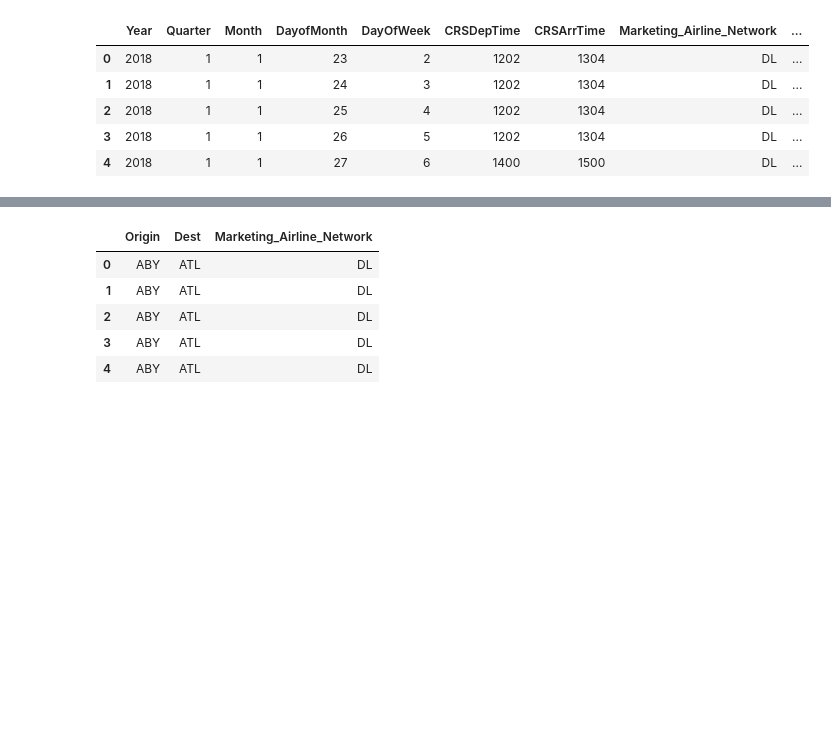
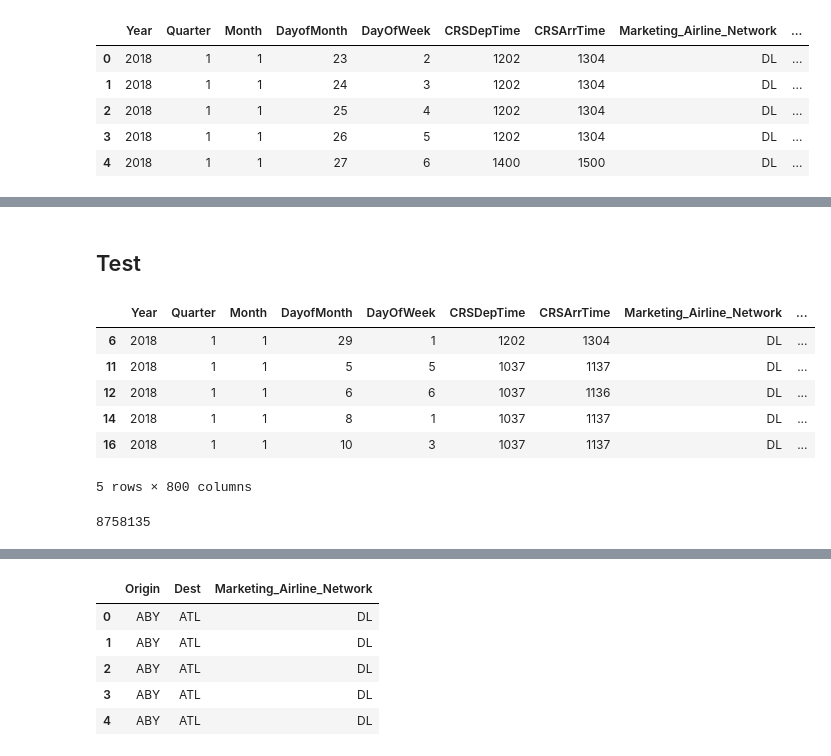
Before and after one commit to sameriliya/delai, a Jupyter notebook: notebooks/sam_stateless_pandas.ipynb, the cells around one changed output, grey strips where cells are left out. Saved outputs shown, nothing was run; the diff lists cells and outputs as text; code cells hidden in the pictures; blank space fills up the shorter version.

```diff
--- a/notebooks/sam_stateless_pandas.ipynb
+++ b/notebooks/sam_stateless_pandas.ipynb
@@ -94,0 +195,17 @@ train_100k_output.to_csv('../raw_data/ms_train_100k.csv', index = False)
+# %% [markdown]
+## Test
+# %%
+test_output = return_dummies_df(test)
+test_output.head()
+# %% [output]
+|  | Year | Quarter | Month | DayofMonth | DayOfWeek | CRSDepTime | CRSArrTime | Marketing_Airline_Network | ... |
+| 6 | 2018 | 1 | 1 | 29 | 1 | 1202 | 1304 | DL | ... |
+| 11 | 2018 | 1 | 1 | 5 | 5 | 1037 | 1137 | DL | ... |
+| 12 | 2018 | 1 | 1 | 6 | 6 | 1037 | 1136 | DL | ... |
+| 14 | 2018 | 1 | 1 | 8 | 1 | 1037 | 1137 | DL | ... |
+| 16 | 2018 | 1 | 1 | 10 | 3 | 1037 | 1137 | DL | ... |
+5 rows × 800 columns
+# %%
+len(test_output)
+# %% [output]
+8758135
```
Also changed, not shown: parts of 25 cells of this notebook, 3 other files.
